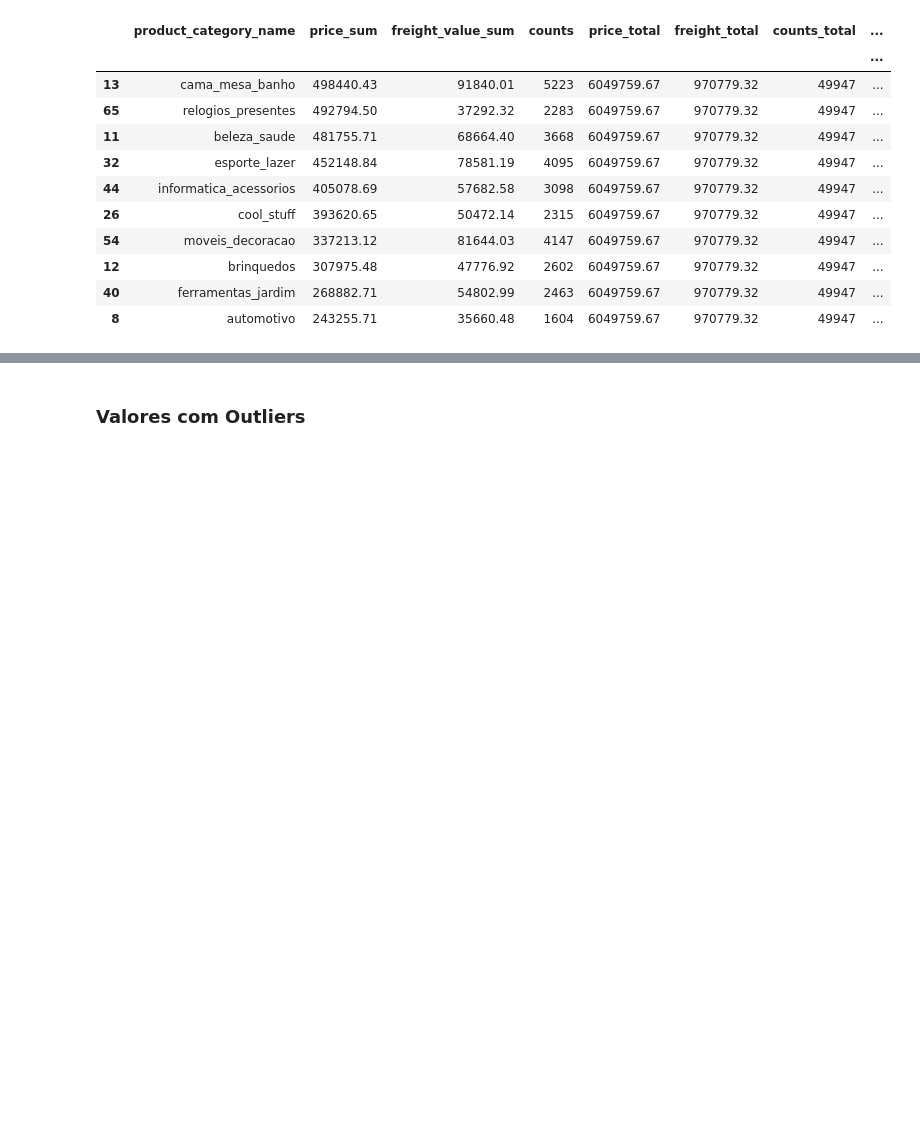
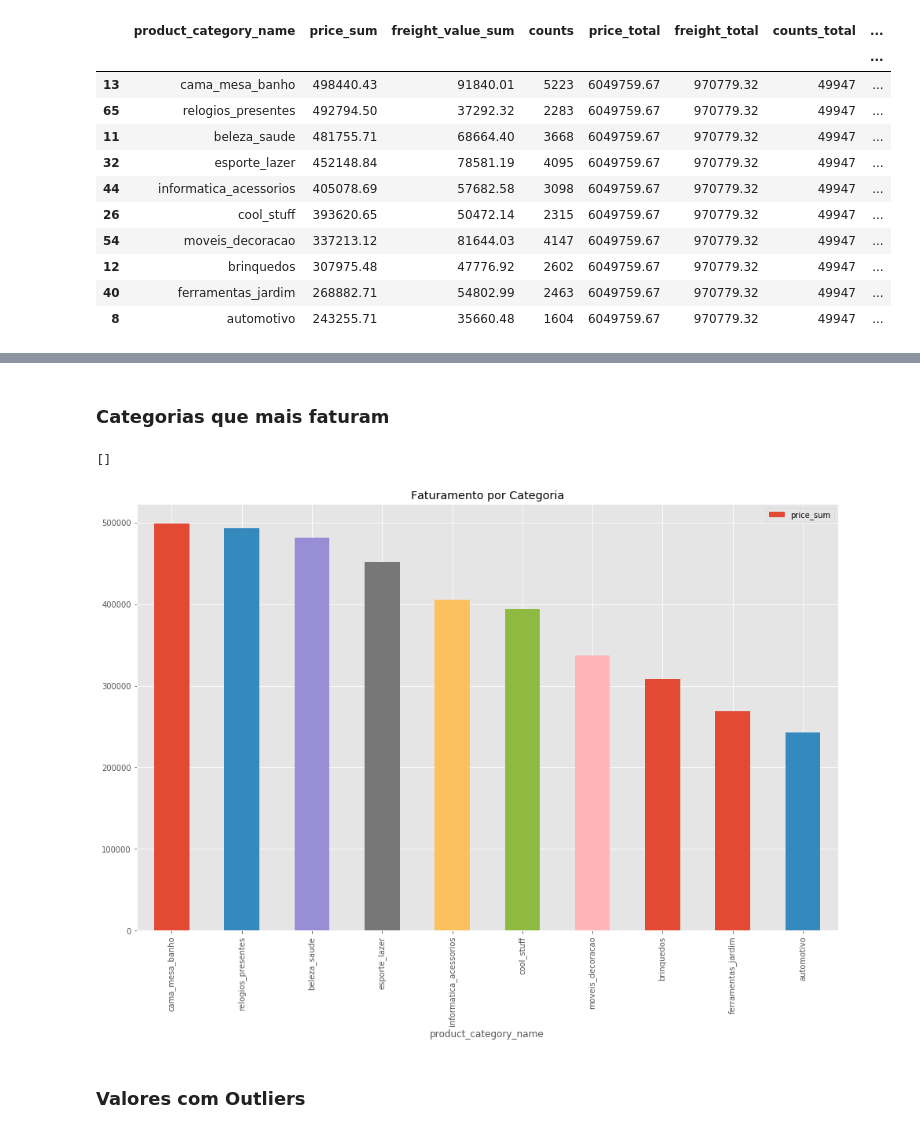
Before and after one commit to Crissky/brazilian-ecommerce, a Jupyter notebook: Notebooks/GERAL.ipynb, the cells around one changed output, grey strips where cells are left out. Saved outputs shown, nothing was run; the diff lists cells and outputs as text; code cells hidden in the pictures; blank space fills up the shorter version.

```diff
--- a/Notebooks/GERAL.ipynb
+++ b/Notebooks/GERAL.ipynb
@@ -948,6 +948,18 @@ produtos_orderItens2.describe()
 | 50% | 54.000000 | 288.000000 | 1.000000 | 1383.000000 | 40.000000 | ... |
 | 75% | 57.000000 | 507.000000 | 2.000000 | 2100.000000 | 46.000000 | ... |
 | max | 68.000000 | 3863.000000 | 8.000000 | 40425.000000 | 105.000000 | ... |
+# %% [markdown]
+### Categorias que mais faturam
+# %%
+df_temp = produtos_orderItens.sort_values(['price_sum'], ascending=False).head(20)
+
+tempBarPlot = df_temp.plot(kind='bar', x=df_temp['product_category_name'].name, y=df_temp['price_sum'].name)
+tempBarPlot.set_title('Faturamento por Categoria')
+
+tempBarPlot.plot()
+# %% [output]
+[]
+[figure, added]
 # %% [markdown]
 ### Valores com Outliers
 # %%
```
Also changed, not shown: parts of 9 cells of this notebook, 1 other file.
